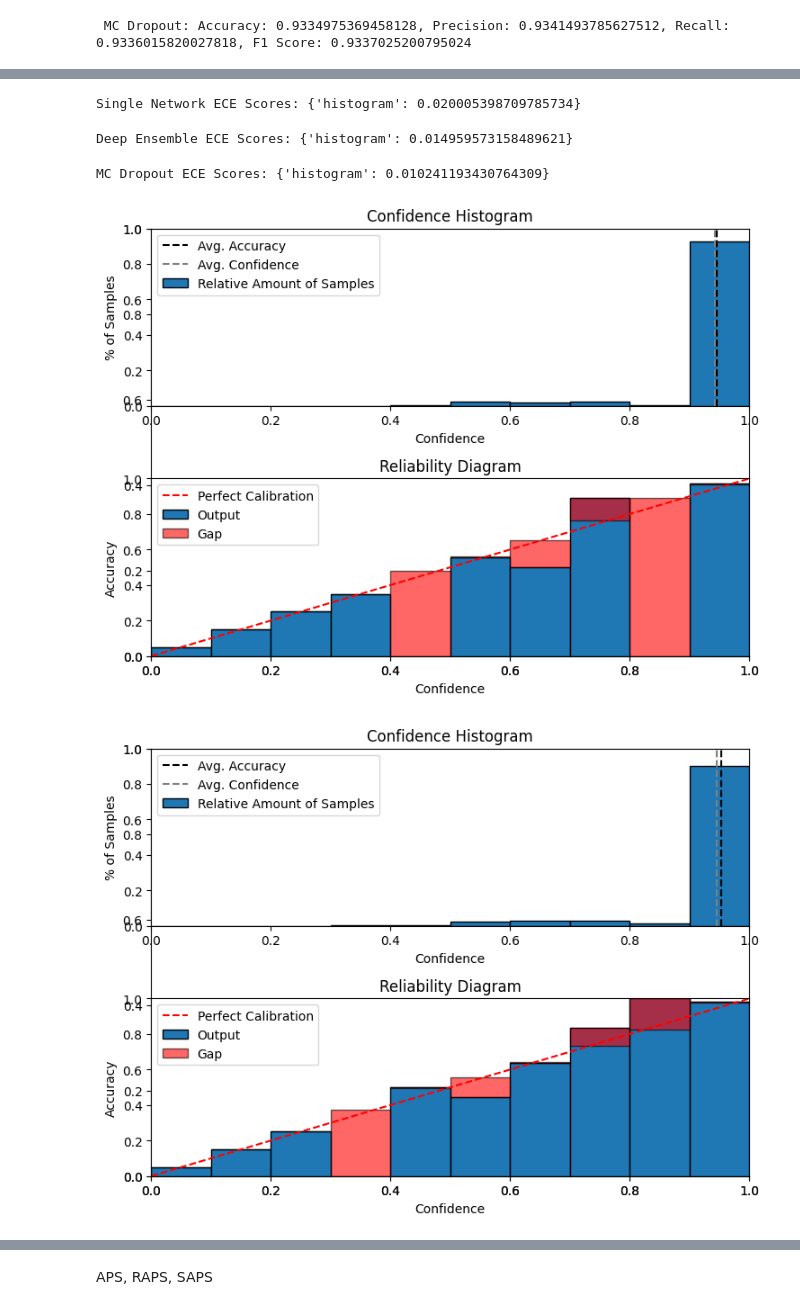
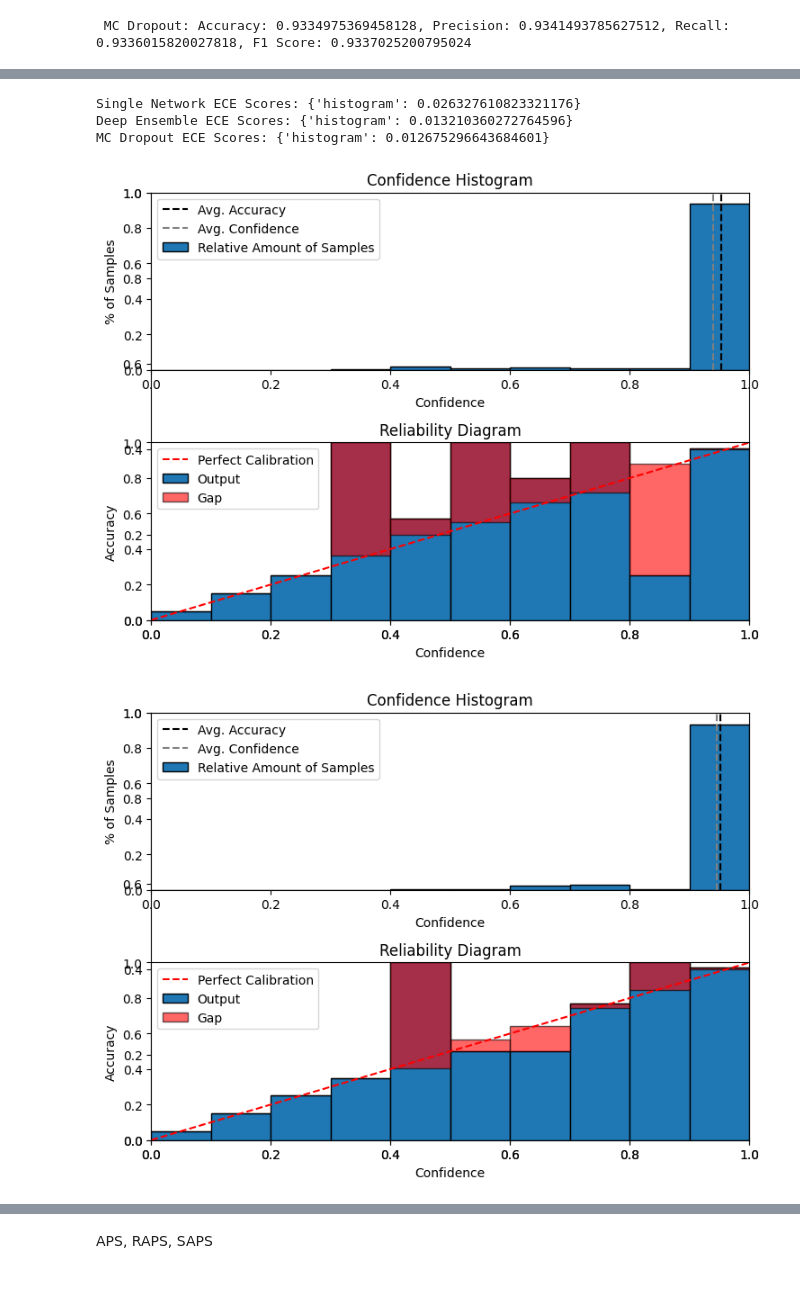
Before and after one commit to Conite002/HybridUncertaintyAwareDL, a Jupyter notebook: src/experimentations/sipakmed.ipynb, the cells around one changed output, grey strips where cells are left out. Saved outputs shown, nothing was run; the diff lists cells and outputs as text; code cells hidden in the pictures.

```diff
--- a/src/experimentations/sipakmed.ipynb
+++ b/src/experimentations/sipakmed.ipynb
@@ -233,8 +234,11 @@ PATIENCE =10
 ENSEMBLE_SIZE = 10
 NUM_SAMPLES = 10
 
-train_loader = get_dataloader("train", BATCH_SIZE)
-val_loader = get_dataloader("val", BATCH_SIZE)
+train_loader = get_dataloader("train", BATCH_SIZE, typeofdata="sipakmed_features")
+val_loader = get_dataloader("val", BATCH_SIZE, typeofdata="sipakmed_features")
+cal_loader = get_dataloader("cal", BATCH_SIZE, typeofdata="sipakmed_features")
+test_loader = get_dataloader("test", BATCH_SIZE, typeofdata="sipakmed_features")
+
 
 input_dim = train_loader.dataset.tensors[0].shape[1]
 num_classes = len(set(train_loader.dataset.tensors[1].numpy()))
@@ -249,5 +253,5 @@ Input Dimension: 2048, Num Classes: 5
 single_net = SingleNetwork(input_dim, num_classes).to(DEVICE)
 optimizer = torch.optim.Adam(single_net.parameters(), lr=LEARNING_RATE)
 criterion = torch.nn.CrossEntropyLoss()
-train_model(single_net, train_loader, val_loader, criterion, optimizer, EPOCHS, "SingleNetwork", PATIENCE)
+train_model(single_net, train_loader, val_loader, criterion, optimizer, EPOCHS, "SipakmedSingleNetwork", PATIENCE)
 # %% [output]
@@ -381,0 +271,10 @@ Training DeepEnsemble_5 for 50 epochs
+# %%
+#======================
+#  📌 Deep Ensemble   =
+#======================
+ensemble_models = []
+for i in range(ENSEMBLE_SIZE):
+    ensemble_model = SingleNetwork(input_dim, num_classes).to(DEVICE)
+    ensemble_optimizer = torch.optim.Adam(ensemble_model.parameters(), lr=LEARNING_RATE)
+    train_model(ensemble_model, train_loader, val_loader, criterion, ensemble_optimizer, EPOCHS, f"SipakmedDeepEnsemble_{i}", PATIENCE)
+    ensemble_models.append(ensemble_model)
@@ -545,5 +447,5 @@ To enable the following instructions: AVX2 AVX_VNNI FMA, in other operations, re
 # %%
-def evaluate_with_calibration(model_type, dataloader, device, method="histogram", bins=10, args=None):
+def evaluate_with_calibration(model_type, dataloader, device, method="histogram", bins=10, args=None, fineturned_model=False, num_classes=5):
     """
     Evaluate model calibration using different methods and display results in a row with 3 columns.
 
@@ -562,8 +464,8 @@ def evaluate_with_calibration(model_type, dataloader, device, method="histogram"
 
     # 🔹 Load Single Model
     if model_type == "single":
-        model = SingleNetwork().to(device)
-        model.load_state_dict(torch.load(os.path.join(MODEL_SAVE_PATH, "SingleNetwork.pth"), map_location=device))
+        model = SingleNetwork().to(device) if not fineturned_model else FineTunedResNet50(num_classes=num_classes).to(device)
+        model.load_state_dict(torch.load(os.path.join(MODEL_SAVE_PATH, "SipakmedSingleNetwork.pth"), map_location=device))
         model.eval()
 
         for X_batch, y_batch in dataloader:
@@ -579,8 +481,8 @@ def evaluate_with_calibration(model_type, dataloader, device, method="histogram"
         ensemble_size = args.get("ensemble_size", 5) if args else 5  # Default ensemble size
 
         for i in range(ensemble_size):
-            model = SingleNetwork().to(device)
-            model_path = os.path.join(MODEL_SAVE_PATH, f"DeepEnsemble_{i}.pth")
+            model = SingleNetwork().to(device) if not fineturned_model else FineTunedResNet50(num_classes=num_classes).to(device)
+            model_path = os.path.join(MODEL_SAVE_PATH, f"SipakmedDeepEnsemble_{i}.pth")
             if not os.path.exists(model_path):
                 print(f"Missing Deep Ensemble model: {model_path}")
                 continue
@@ -598,10 +500,10 @@ def evaluate_with_calibration(model_type, dataloader, device, method="histogram"
 
     # 🔹 Load MC Dropout
     elif model_type == "mc_dropout":
-        model = MCDropoutNetwork().to(device)
-        model.load_state_dict(torch.load(os.path.join(MODEL_SAVE_PATH, "MCDropout.pth"), map_location=device))
+        model = MCDropoutNetwork().to(device) if not fineturned_model else FineTunedResNet50(mc_dropout=True, num_classes=num_classes).to(device)
+        model.load_state_dict(torch.load(os.path.join(MODEL_SAVE_PATH, "SipaknedMCDropout.pth"), map_location=device))
         model.eval()
-        enable_dropout(model)  # Keep dropout active for uncertainty estimation
+        enable_dropout(model)
 
         num_samples = args.get("num_samples", 50) if args else 50  # Default num_samples
 
@@ -627,35 +529,35 @@ def evaluate_with_calibration(model_type, dataloader, device, method="histogram"
         # "temperature_scaling": TemperatureScaling(),
         # "beta_calibration": BetaCalibration()
     }
 
 
     for method_name, method in methods.items():
         method.fit(all_preds, all_labels)
         calibrated_preds = method.transform(all_preds)
         ece = ECE(bins=bins)
         ece_val = ece.measure(calibrated_preds, all_labels)
         ece_scores[method_name] = ece_val
 
         # 🔹 Generate Reliability Diagram
         fig = plt.figure(figsize=(8, 6))
         reliability_diagram = ReliabilityDiagram()
         reliability_diagram.plot(calibrated_preds, all_labels, ax=plt.gca(), fig=fig)
         figs.append(fig)
 
     return ece_scores, figs
 
 
 ece_scores_single_net, _ = evaluate_with_calibration("single", test_loader, DEVICE)
 print(f"Single Network ECE Scores: {ece_scores_single_net}")
 
 ece_scores_deep_ensemble, _ = evaluate_with_calibration("deep_ensemble", test_loader, DEVICE, args={"ensemble_size": ENSEMBLE_SIZE})
 print(f"Deep Ensemble ECE Scores: {ece_scores_deep_ensemble}")
 
 ece_scores_mc_dropout, _ = evaluate_with_calibration("mc_dropout", test_loader, DEVICE, args={"num_samples": 15})
 print(f"MC Dropout ECE Scores: {ece_scores_mc_dropout}")
 # %% [output]
-Single Network ECE Scores: {'histogram': 0.020005398709785734}
+Single Network ECE Scores: {'histogram': 0.026327610823321176}
+Deep Ensemble ECE Scores: {'histogram': 0.013210360272764596}
+MC Dropout ECE Scores: {'histogram': 0.012675296643684601}
-Deep Ensemble ECE Scores: {'histogram': 0.014959573158489621}
-MC Dropout ECE Scores: {'histogram': 0.010241193430764309}
-[figure, old version]
+[figure, new version]
-[figure, old version]
+[figure, new version]
```
Also changed, not shown: parts of 26 cells of this notebook, 46 other files.
